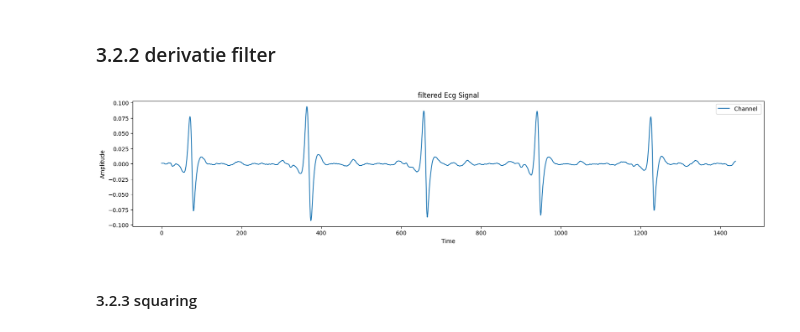
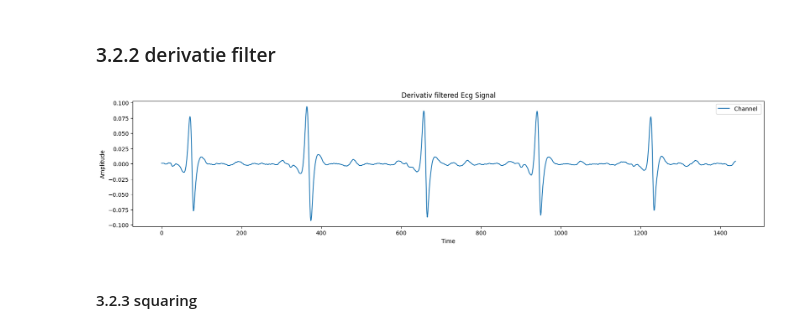
Before and after one commit to zamaS24/DCP_Labs, a Jupyter notebook: DCP_lab1.ipynb, the cells around one changed output. Drawn from its saved outputs; the diff is of its cells as text; code cells hidden in the pictures.

```diff
--- a/DCP_lab1.ipynb
+++ b/DCP_lab1.ipynb
@@ -288,19 +288,19 @@ plt.show()
 # %%
 # DOCS: np.diff numpy.diff(a, n=1, axis=-1, prepend=<no value>, append=<no value>)[source] Calculate the n-th discrete difference along the given axis.
 # https://numpy.org/doc/stable/reference/generated/numpy.diff.html
 
 
 diff_signal = np.diff(filtered_signal)
 plt.figure(figsize = (20,4), dpi = 100)
 plt.plot(diff_signal, label=f'Channel ')
 
-plt.title(f'filtered Ecg Signal')
+plt.title(f'Derivativ filtered Ecg Signal')
 plt.xlabel('Time')
 plt.ylabel('Amplitude')
 plt.legend()
 plt.show()
 # %% [output]
-[figure, old version]
+[figure, new version]
 # %% [markdown]
 #### 3.2.3 squaring
 # %%
```
Also changed, not shown: parts of 4 cells of this notebook.
